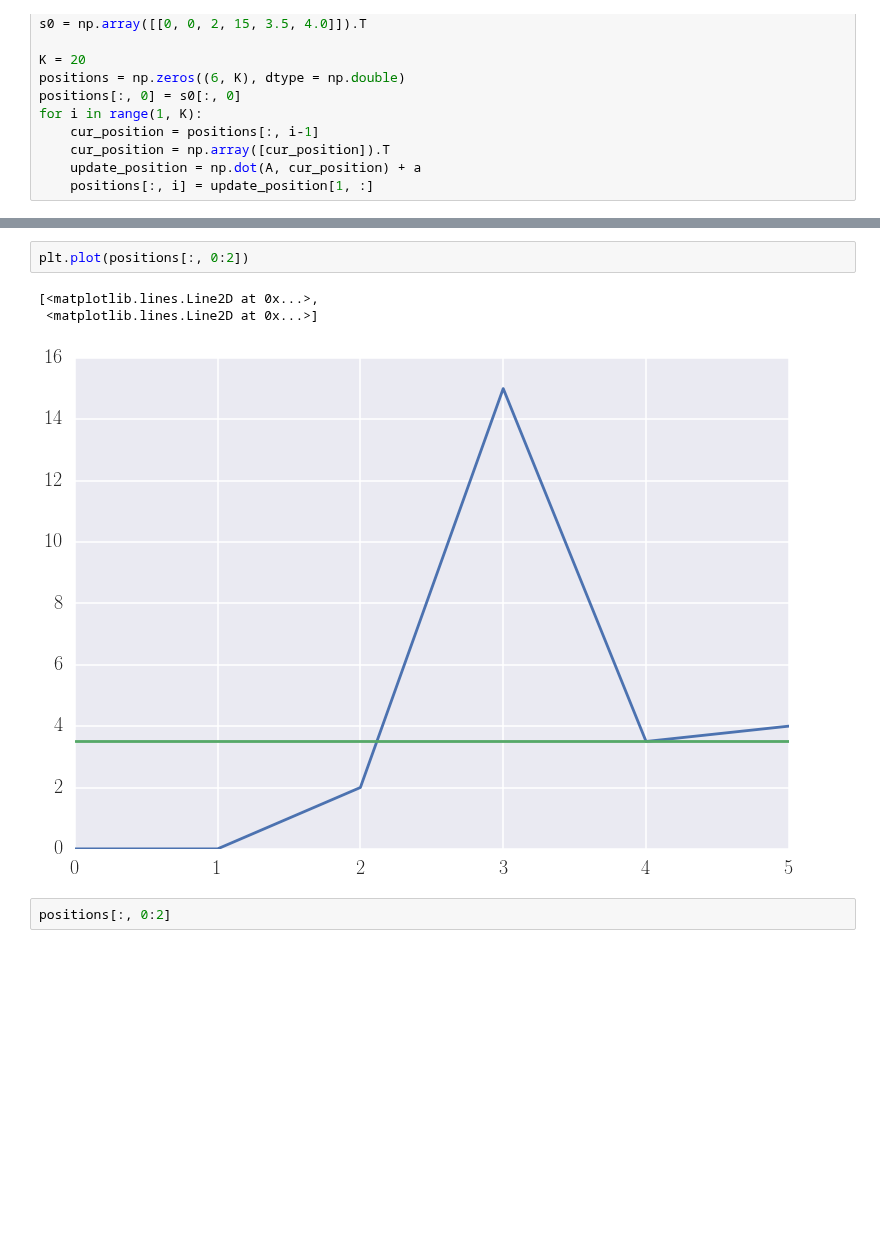
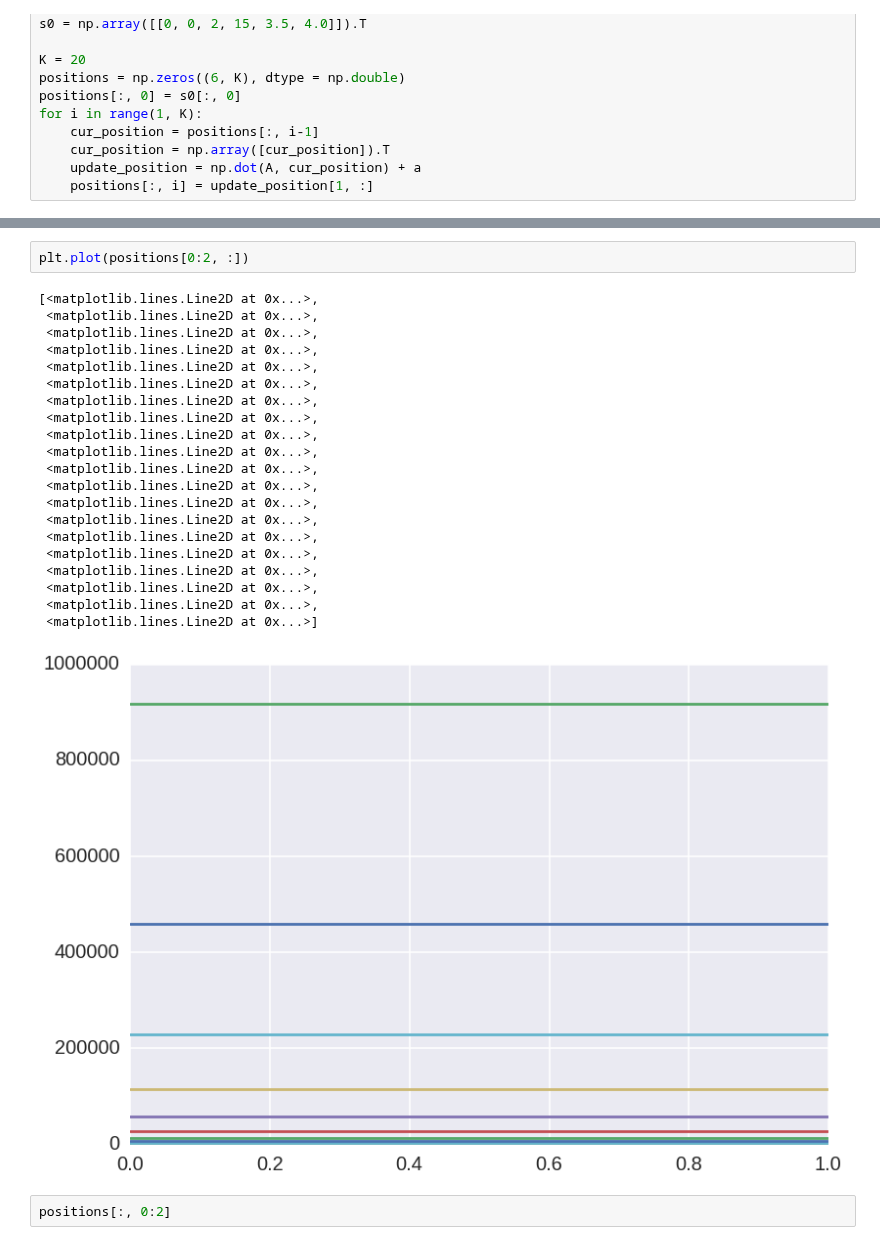
Before and after one commit to harvard-cs205/cs205-homework, a Jupyter notebook: HW0/P4/2015_09_02_v01.ipynb, the cells around one changed output, grey strips where cells are left out. Cells and saved outputs as stored; diff of their text form; blank space fills up the shorter version.

```diff
--- a/HW0/P4/2015_09_02_v01.ipynb
+++ b/HW0/P4/2015_09_02_v01.ipynb
@@ -105,9 +120,27 @@ for i in range(1, K):
 # %%
-plt.plot(positions[:, 0:2])
+plt.plot(positions[0:2, :])
 # %% [output]
 [<matplotlib.lines.Line2D at 0x...>,
+ <matplotlib.lines.Line2D at 0x...>,
+ <matplotlib.lines.Line2D at 0x...>,
+ <matplotlib.lines.Line2D at 0x...>,
+ <matplotlib.lines.Line2D at 0x...>,
+ <matplotlib.lines.Line2D at 0x...>,
+ <matplotlib.lines.Line2D at 0x...>,
+ <matplotlib.lines.Line2D at 0x...>,
+ <matplotlib.lines.Line2D at 0x...>,
+ <matplotlib.lines.Line2D at 0x...>,
+ <matplotlib.lines.Line2D at 0x...>,
+ <matplotlib.lines.Line2D at 0x...>,
+ <matplotlib.lines.Line2D at 0x...>,
+ <matplotlib.lines.Line2D at 0x...>,
+ <matplotlib.lines.Line2D at 0x...>,
+ <matplotlib.lines.Line2D at 0x...>,
+ <matplotlib.lines.Line2D at 0x...>,
+ <matplotlib.lines.Line2D at 0x...>,
+ <matplotlib.lines.Line2D at 0x...>,
  <matplotlib.lines.Line2D at 0x...>]
-[figure, old version]
+[figure, new version]
 # %%
 positions[:, 0:2]
 # %% [output]
```
Also changed, not shown: parts of 3 cells of this notebook, 1 other file.
